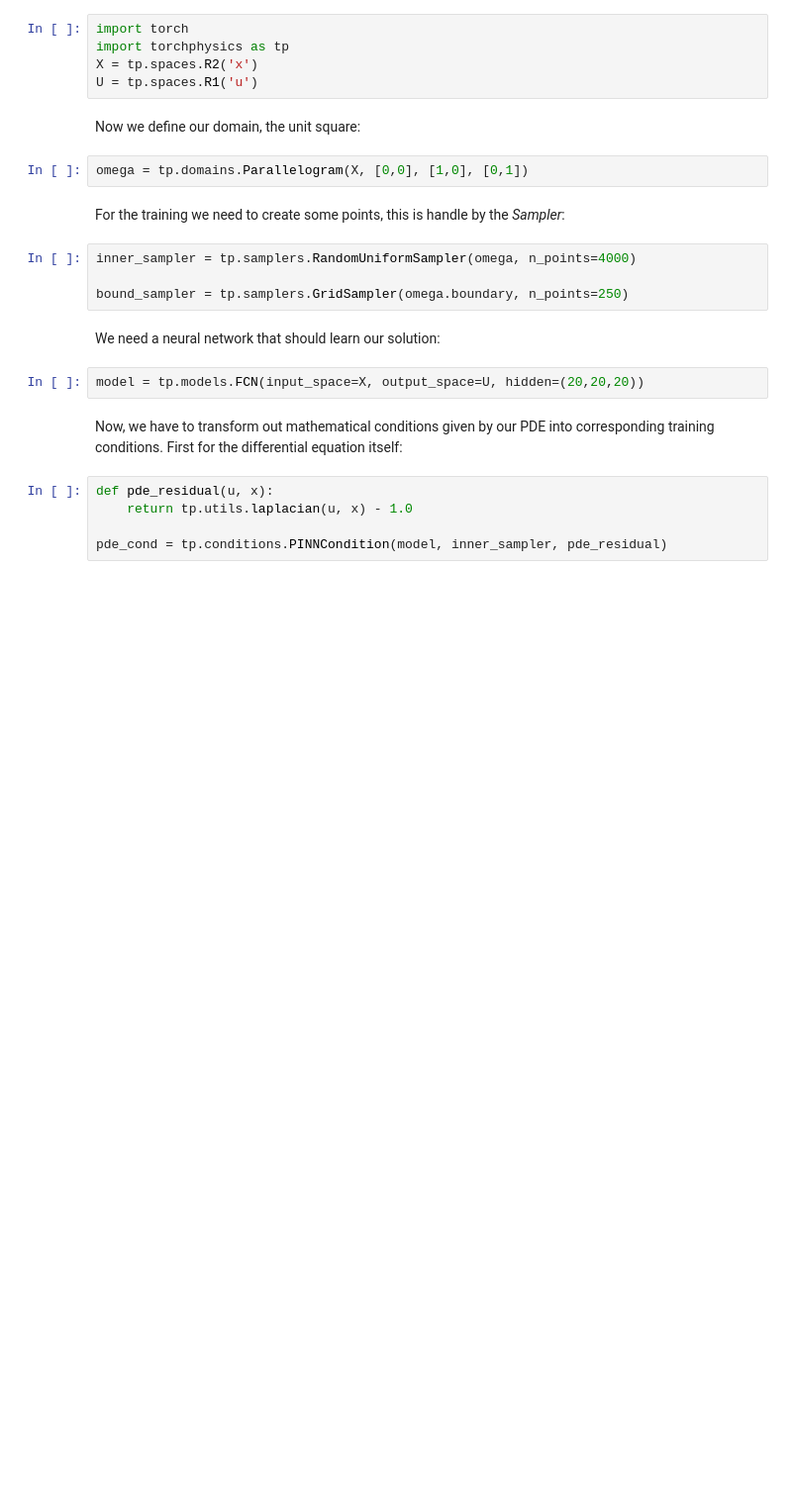
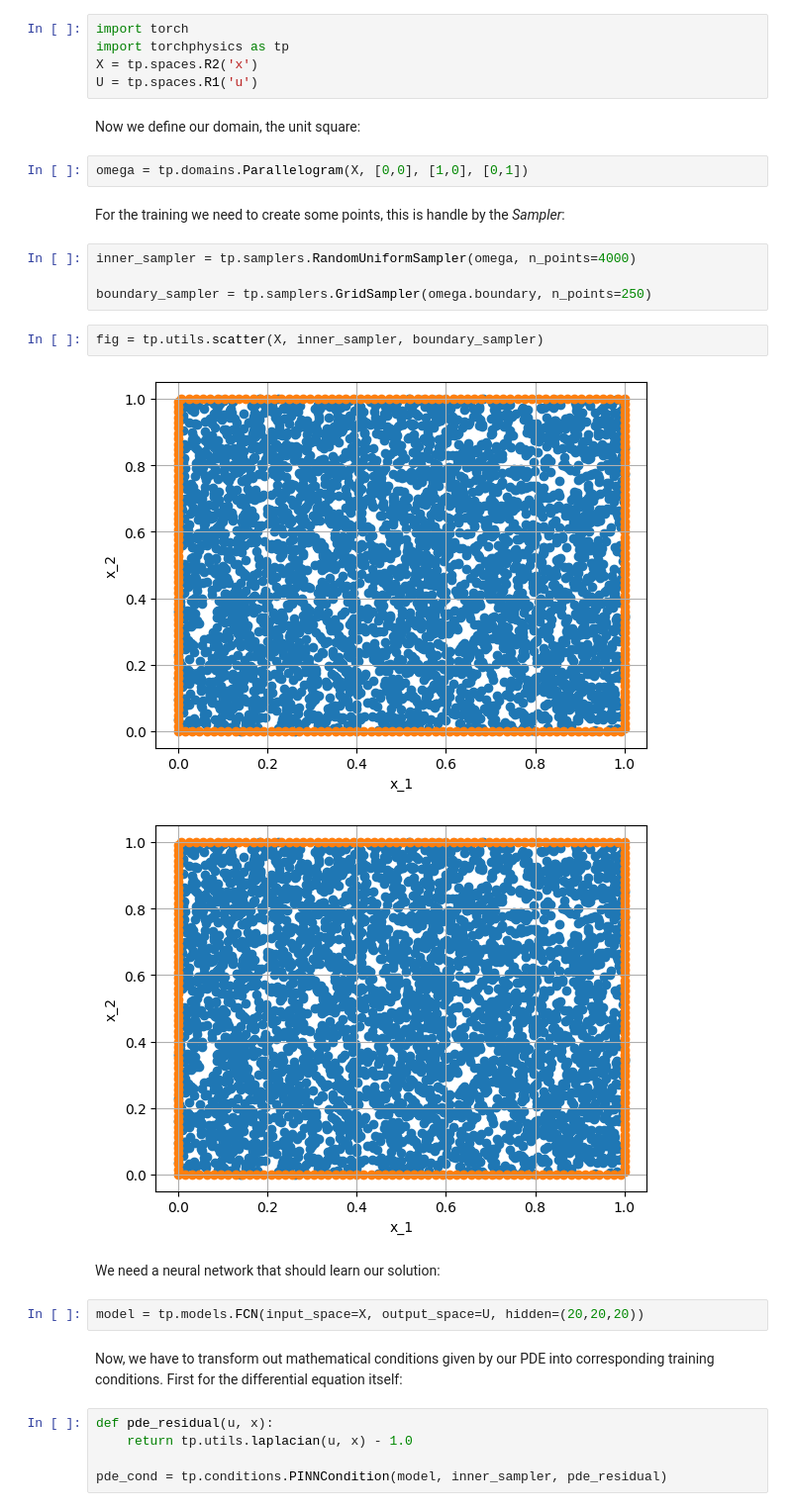
Before and after one commit to TomF98/torchphysics, a Jupyter notebook: examples/Day1/Sol_1.ipynb, the cells around one changed output. Shown at 99% size. Drawn from its saved outputs; the diff is of its cells as text; blank space fills up the shorter version.

```diff
--- a/examples/Day1/Sol_1.ipynb
+++ b/examples/Day1/Sol_1.ipynb
@@ -32,7 +32,12 @@ For the training we need to create some points, this is handle by the *Sampler*:
 # %%
 inner_sampler = tp.samplers.RandomUniformSampler(omega, n_points=4000)
 
-bound_sampler = tp.samplers.GridSampler(omega.boundary, n_points=250)
+boundary_sampler = tp.samplers.GridSampler(omega.boundary, n_points=250)
+# %%
+fig = tp.utils.scatter(X, inner_sampler, boundary_sampler)
+# %% [output]
+[figure, added]
+[figure, added]
 # %% [markdown]
 We need a neural network that should learn our solution:
 # %%
```
Also changed, not shown: parts of 1 cell of this notebook, 1 other file.
